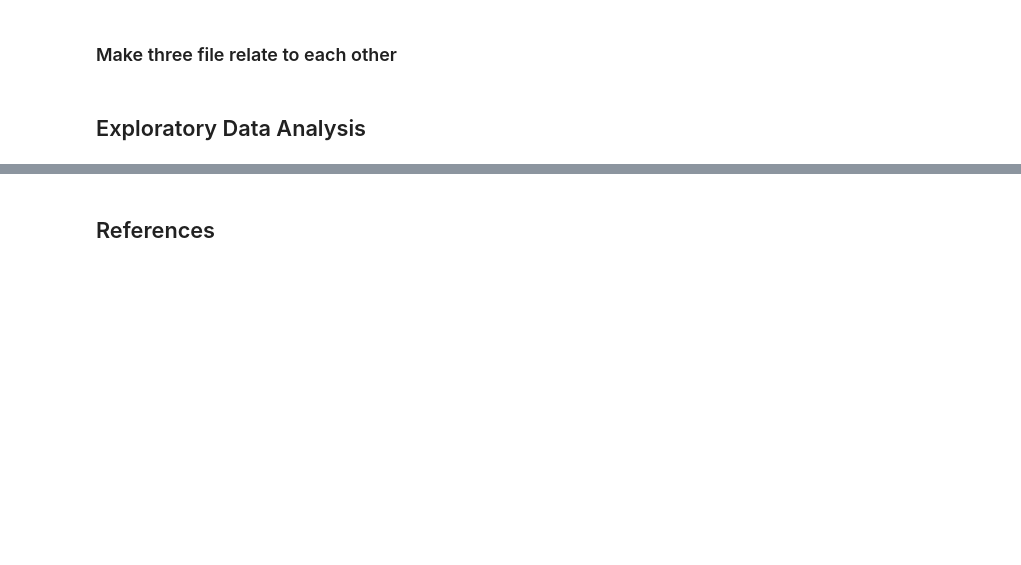
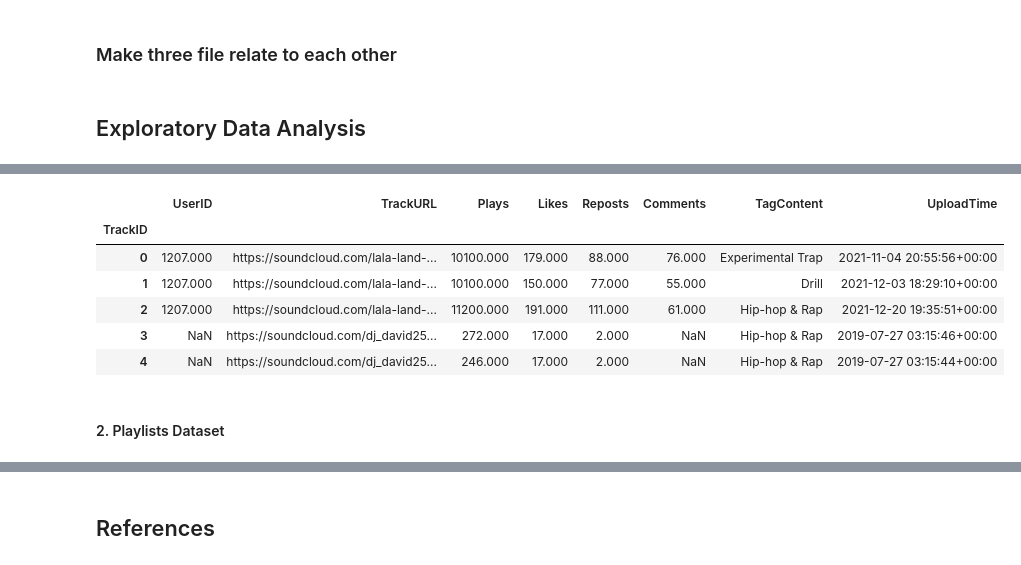
Before and after one commit to vntan/SoundCloudAnalysis, a Jupyter notebook: SoundCloudAnalysis.ipynb, the cells around one changed output, grey strips where cells are left out. Saved outputs shown, nothing was run; the diff lists cells and outputs as text; code cells hidden in the pictures; blank space fills up the shorter version.

```diff
--- a/SoundCloudAnalysis.ipynb
+++ b/SoundCloudAnalysis.ipynb
@@ -553,0 +696,15 @@ tracks.to_csv('tracks.csv', index=False)
+# %%
+# Replace the values which are not numbers with nan values
+tracks_df["Comments"] = tracks_df["Comments"].replace("|".join(values_not_number_comments_column), np.nan)
+# %%
+#Convert datatype of Likes, Reposts, Comments columns to number datatype
+tracks_df["Plays"] = convert_numberic(tracks_df["Plays"])
+tracks_df["Likes"] = convert_numberic(tracks_df["Likes"])
+tracks_df["Reposts"] = convert_numberic(tracks_df["Reposts"])
+tracks_df["Comments"] = convert_numberic(tracks_df["Comments"])
+# %%
+#Convert Uploadtime columns to datetime datatype
+tracks_df['Uploadtime'] = pd.to_datetime(tracks_df['Uploadtime'])
+# %%
+#Update the name of columns in Playlists dataset
+tracks_df.rename(columns = {'Uploadtime':'UploadTime'}, inplace = True)
@@ -553,0 +723,12 @@ tracks.to_csv('tracks.csv', index=False)
+# %%
+tracks_df.head()
+# %% [output]
+|  | UserID | TrackURL | Plays | Likes | Reposts | Comments | TagContent | UploadTime |
+| TrackID |  |  |  |  |  |  |  |  |
+| 0 | 1207.000 | https://soundcloud.com/lala-land-... | 10100.000 | 179.000 | 88.000 | 76.000 | Experimental Trap | 2021-11-04 20:55:56+00:00 |
+| 1 | 1207.000 | https://soundcloud.com/lala-land-... | 10100.000 | 150.000 | 77.000 | 55.000 | Drill | 2021-12-03 18:29:10+00:00 |
+| 2 | 1207.000 | https://soundcloud.com/lala-land-... | 11200.000 | 191.000 | 111.000 | 61.000 | Hip-hop & Rap | 2021-12-20 19:35:51+00:00 |
+| 3 | NaN | https://soundcloud.com/dj_david25... | 272.000 | 17.000 | 2.000 | NaN | Hip-hop & Rap | 2019-07-27 03:15:46+00:00 |
+| 4 | NaN | https://soundcloud.com/dj_david25... | 246.000 | 17.000 | 2.000 | NaN | Hip-hop & Rap | 2019-07-27 03:15:44+00:00 |
+# %% [markdown]
+#### 2. Playlists Dataset
```
Also changed, not shown: parts of 62 cells of this notebook, 1 other file.
